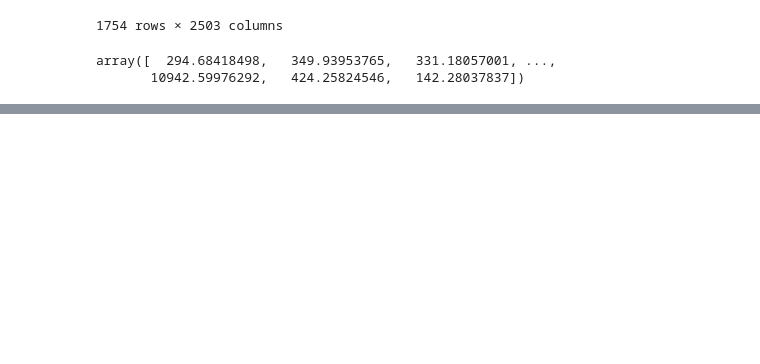
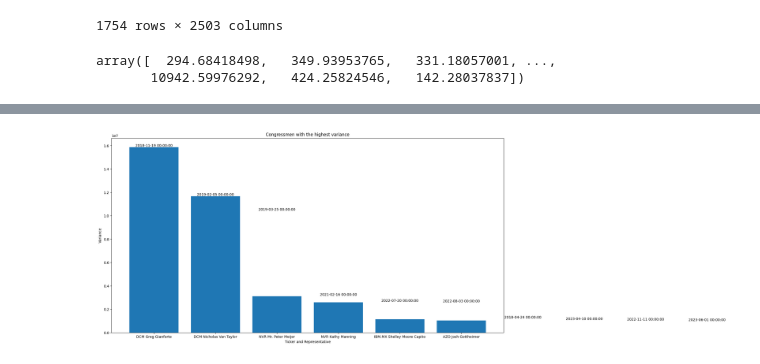
Before and after one commit to maajidhusain/capstone, a Jupyter notebook: variation.ipynb, the cells around one changed output, grey strips where cells are left out. Cells and saved outputs as stored; diff of their text form; code cells hidden in the pictures; blank space fills up the shorter version.

```diff
--- a/variation.ipynb
+++ b/variation.ipynb
@@ -66,0 +83,18 @@ array([  294.68418498,   349.93953765,   331.18057001, ...,
+# %%
+# show the information for the congressmen with the highest variance
+highest_variance = all_congress.sort_values(by='Variance', ascending=False).head(10)
+
+# plot
+plt.figure(figsize=(20,10))
+plt.bar(highest_variance['Ticker'] + ' ' + highest_variance['Representative'], highest_variance['Variance'])
+plt.xlabel('Ticker and Representative')
+plt.ylabel('Variance')
+plt.title('Congressmen with the highest variance')
+
+# label the bars with transaction date
+for i in range(len(highest_variance)):
+    plt.text(i, highest_variance['Variance'].iloc[i], highest_variance['TransactionDate'].iloc[i], rotation=0, ha='center', va='bottom')
+
+plt.show()
+# %% [output]
+[figure, added]
```
Also changed, not shown: parts of 4 cells of this notebook, 1 other file.
